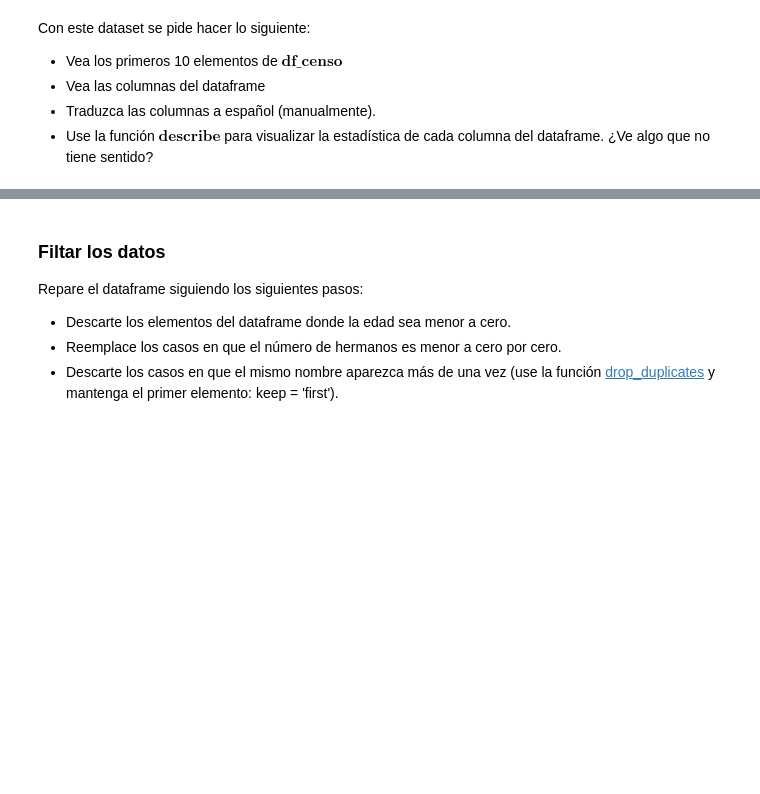
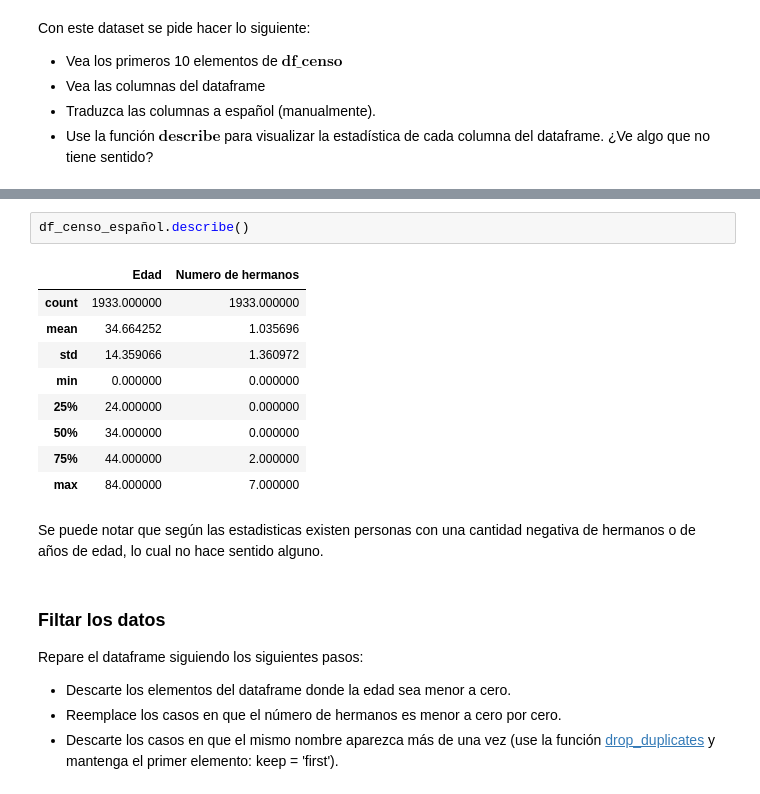
Before and after one commit to conichito/Tarea-1, a Jupyter notebook: Tarea_1.ipynb, the cells around one changed output, grey strips where cells are left out. Saved outputs shown, nothing was run; the diff lists cells and outputs as text; blank space fills up the shorter version.

```diff
--- a/Tarea_1.ipynb
+++ b/Tarea_1.ipynb
@@ -166,3 +222,17 @@ Con este dataset se pide hacer lo siguiente:
+# %%
+df_censo_español.describe()
+# %% [output]
+|  | Edad | Numero de hermanos |
+| count | 1933.000000 | 1933.000000 |
+| mean | 34.664252 | 1.035696 |
+| std | 14.359066 | 1.360972 |
+| min | 0.000000 | 0.000000 |
+| 25% | 24.000000 | 0.000000 |
+| 50% | 34.000000 | 0.000000 |
+| 75% | 44.000000 | 2.000000 |
+| max | 84.000000 | 7.000000 |
+# %% [markdown]
+Se puede notar que según las estadisticas existen personas con una cantidad negativa de hermanos o de años de edad, lo cual no hace sentido alguno.
 # %% [markdown]
 ### Filtar los datos
 
```
Also changed, not shown: parts of 13 cells of this notebook.
